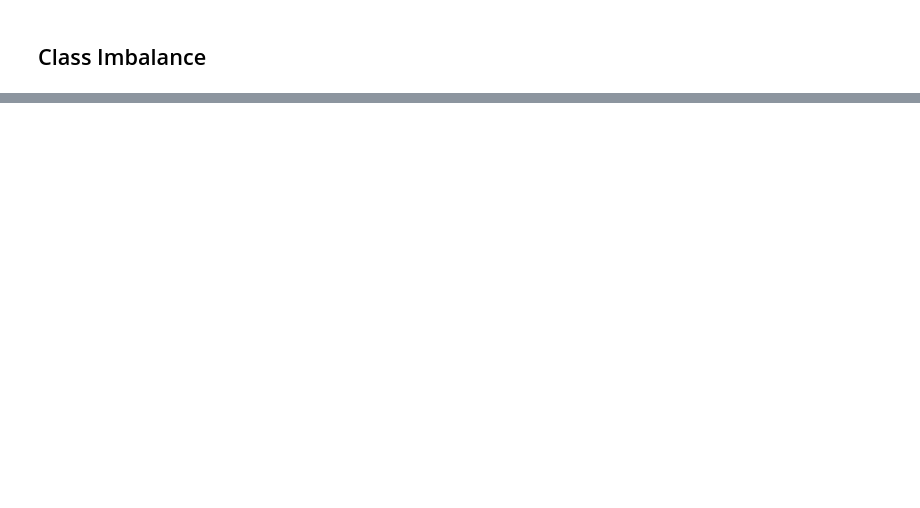
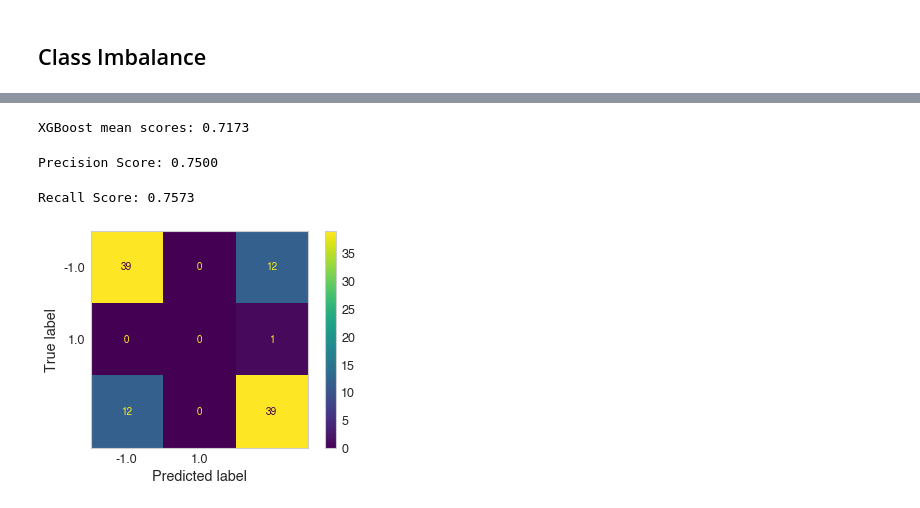
Before and after one commit to mdominguez2010/wsb-sentiment-analysis, a Jupyter notebook: model/model.ipynb, the cells around one changed output, grey strips where cells are left out. Drawn from its saved outputs; the diff is of its cells as text; code cells hidden in the pictures; blank space fills up the shorter version.

```diff
--- a/model/model.ipynb
+++ b/model/model.ipynb
@@ -618,7 +624,7 @@ best_model = list(best_model.keys())[-1]
 ## Confusion Matrix
 # %%
 # Precicion score
-gbm.fit(X_scaled, y)
+gbm.fit(X_train_scaled, y_train)
 prec_score = precision_score(y_test, gbm.predict(X_test_scaled), average='weighted')
 
 print(f"Precision Score: {prec_score:.4f}")
@@ -692,6 +704,6 @@ print(f"XGBoost mean scores: {np.mean(gbm_scores):.4}")
 # %%
 # Confusion Matrix and Recall/Precision scores
-gbm_tuned.fit(X_scaled, y)
+gbm_tuned.fit(X_train_scaled, y_train)
 prec_score = precision_score(y_test, gbm_tuned.predict(X_test_scaled), average='weighted')
 
 print(f"Precision Score: {prec_score:.4f}")
@@ -738,8 +760,10 @@ def over_under_sample(X_train, y_train, Under=True, Over=True):
 
         return X_train_over, y_train_over
 # %%
-X_scaled_over, y_over = over_under_sample(X_scaled, y, Under=False, Over=True)
+X_train_scaled_over, y_over = over_under_sample(X_train_scaled, y_train, Under=False, Over=True)
 # %%
-gbm_tuned_scores_over = cross_val_score(gbm_tuned, X_scaled_over, y_over, cv=5)
+gbm_scores_over = cross_val_score(gbm, X_train_scaled_over, y_over, cv=5)
 
-print(f"XGBoost mean scores: {np.mean(gbm_tuned_scores_over):.4}")
+print(f"XGBoost mean scores: {np.mean(gbm_scores_over):.4}")
+# %% [output]
+XGBoost mean scores: 0.7173
@@ -755,16 +770,23 @@ gbm_tuned_over = xgb.XGBClassifier(
 # %%
 # Confusion Matrix and Recall/Precision scores
-gbm_tuned_over.fit(X_scaled_over, y_over)
-prec_score = precision_score(y_test, gbm_tuned_over.predict(X_test_scaled), average='weighted')
+gbm_over = xgb.XGBClassifier()
+gbm_over.fit(X_train_scaled_over, y_over)
+prec_score = precision_score(y_test, gbm_over.predict(X_test_scaled), average='weighted')
 
 print(f"Precision Score: {prec_score:.4f}")
+# %% [output]
+Precision Score: 0.7500
 # %%
 # Recall Score
-rec_score = recall_score(y_test, gbm_tuned_over.predict(X_test_scaled), average='weighted')
+rec_score = recall_score(y_test, gbm_over.predict(X_test_scaled), average='weighted')
 
 print(f"Recall Score: {rec_score:.4f}")
+# %% [output]
+Recall Score: 0.7573
 # %%
 # Scores went up another 3 points!
 # %%
-plot_confusion_matrix(gbm_tuned_over, X_test_scaled, y_test)
+plot_confusion_matrix(gbm_over, X_test_scaled, y_test)
 plt.grid(b=None)
+# %% [output]
+[figure, added]
```
Also changed, not shown: parts of 23 cells of this notebook, 2 other files.
